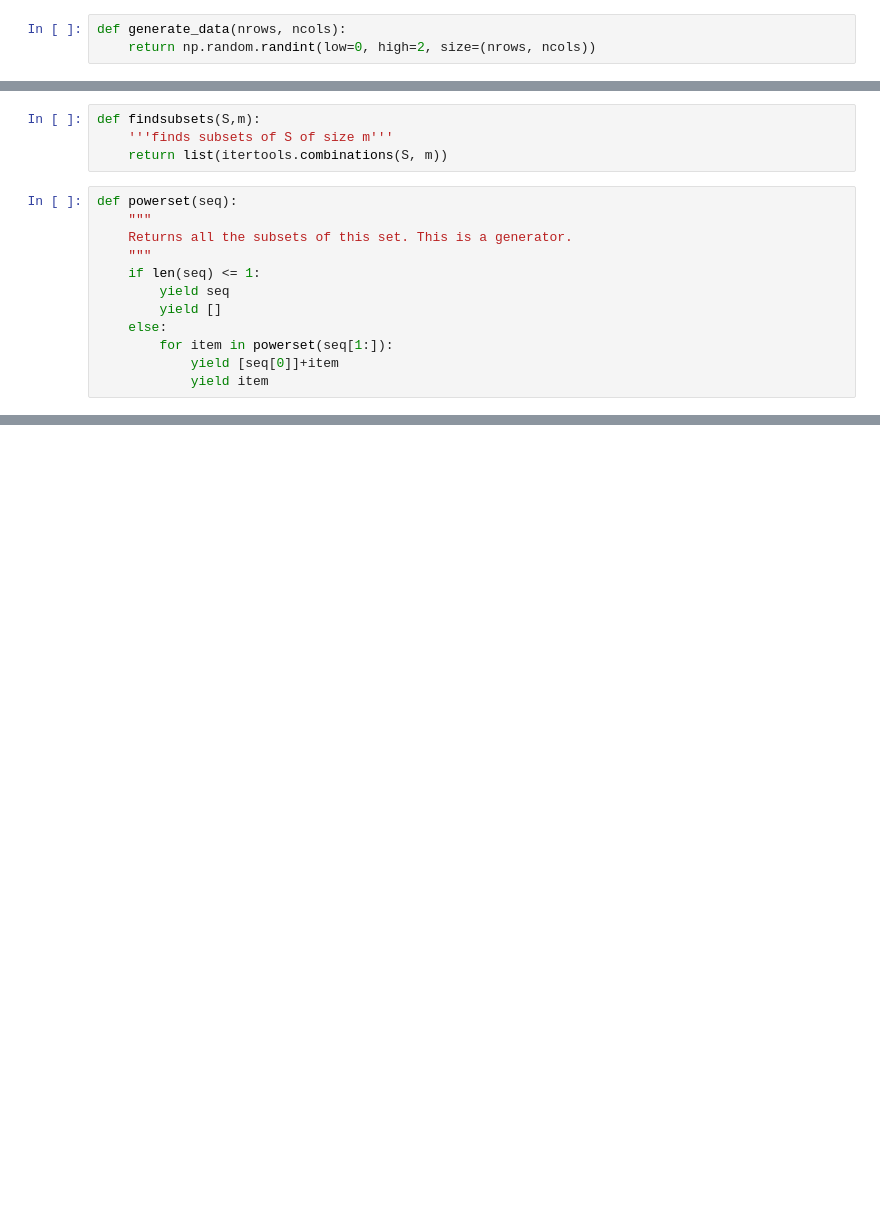
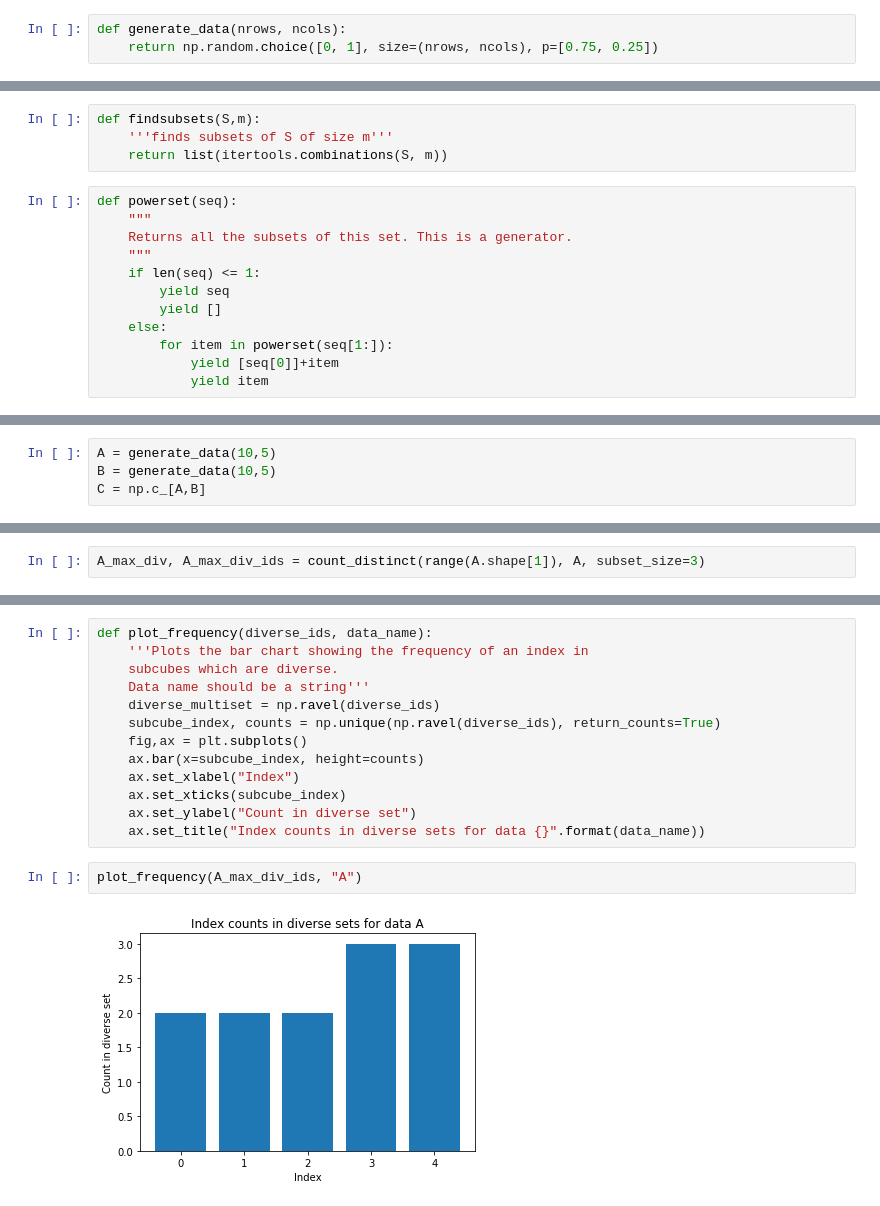
Before and after one commit to c-dickens/phd-work, a Jupyter notebook: diversity-problems.ipynb, the cells around one changed output, grey strips where cells are left out. Cells and saved outputs as stored; diff of their text form; blank space fills up the shorter version.

```diff
--- a/diversity-problems.ipynb
+++ b/diversity-problems.ipynb
@@ -5,6 +8,6 @@ from itertools import chain, combinations
 # %%
 def generate_data(nrows, ncols):
-    return np.random.randint(low=0, high=2, size=(nrows, ncols))
+    return np.random.choice([0, 1], size=(nrows, ncols), p=[0.75, 0.25])
 # %%
 generate_data(10,5)
 # %% [output]
@@ -92,0 +73,4 @@ for i in powerset([1,2,3]):
+# %%
+A = generate_data(10,5)
+B = generate_data(10,5)
+C = np.c_[A,B]
@@ -92,0 +130,2 @@ for i in powerset([1,2,3]):
+# %%
+A_max_div, A_max_div_ids = count_distinct(range(A.shape[1]), A, subset_size=3)
@@ -92,0 +228,17 @@ for i in powerset([1,2,3]):
+# %%
+def plot_frequency(diverse_ids, data_name):
+    '''Plots the bar chart showing the frequency of an index in
+    subcubes which are diverse.
+    Data name should be a string'''
+    diverse_multiset = np.ravel(diverse_ids)
+    subcube_index, counts = np.unique(np.ravel(diverse_ids), return_counts=True)
+    fig,ax = plt.subplots()
+    ax.bar(x=subcube_index, height=counts)
+    ax.set_xlabel("Index")
+    ax.set_xticks(subcube_index)
+    ax.set_ylabel("Count in diverse set")
+    ax.set_title("Index counts in diverse sets for data {}".format(data_name))
+# %%
+plot_frequency(A_max_div_ids, "A")
+# %% [output]
+[figure, added]
```
Also changed, not shown: parts of 25 cells of this notebook.
